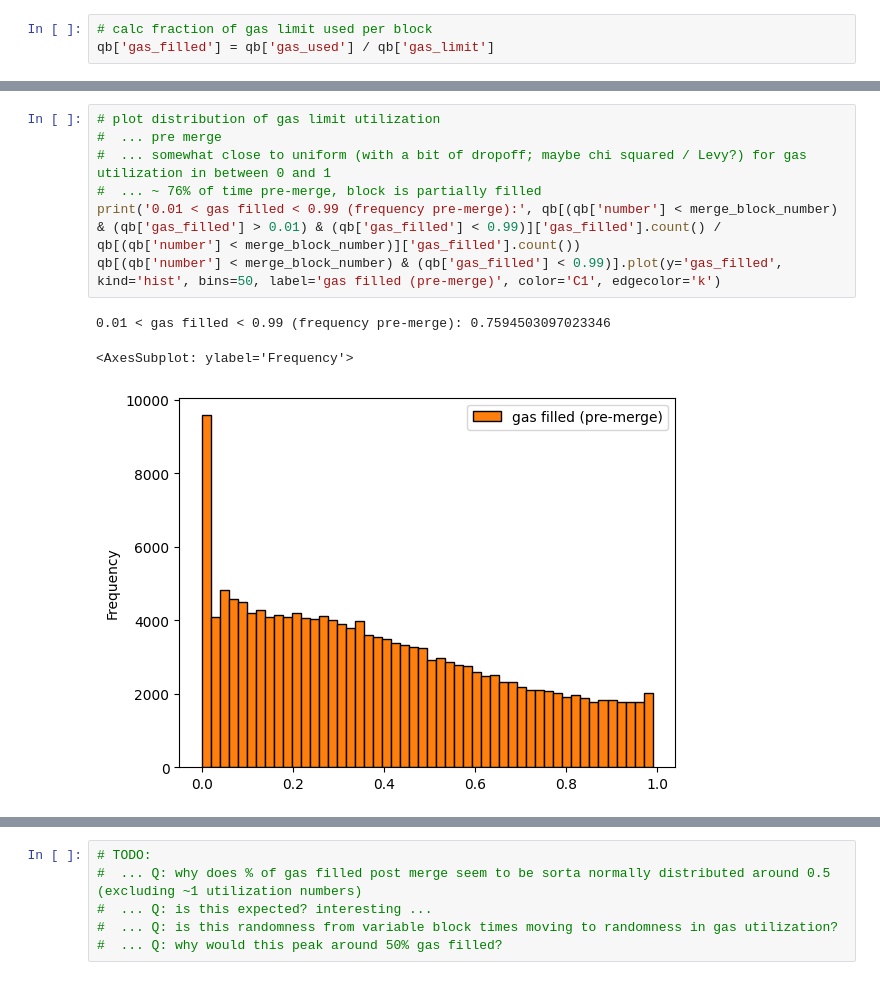
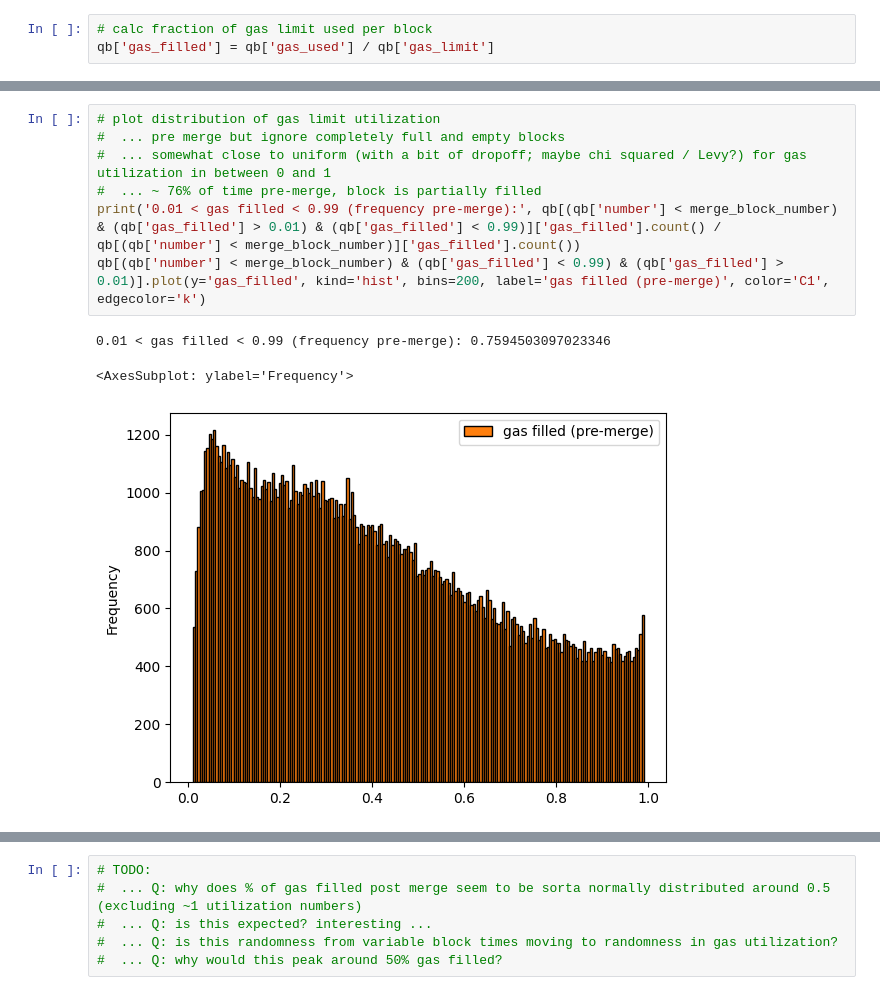
Before and after one commit to fmrmf/merge-challenge, a Jupyter notebook: notebook/blocks.ipynb, the cells around one changed output, grey strips where cells are left out. Drawn from its saved outputs; the diff is of its cells as text.

Commit message:
fix hist bins in blocks nb, priority fee hists

```diff
--- a/notebook/blocks.ipynb
+++ b/notebook/blocks.ipynb
@@ -358,14 +365,14 @@ gas filled <= 0.01 (frequency pre-merge): 0.041663114075783034
 # %%
 # plot distribution of gas limit utilization
-#  ... pre merge
+#  ... pre merge but ignore completely full and empty blocks
 #  ... somewhat close to uniform (with a bit of dropoff; maybe chi squared / Levy?) for gas utilization in between 0 and 1
 #  ... ~ 76% of time pre-merge, block is partially filled
 print('0.01 < gas filled < 0.99 (frequency pre-merge):', qb[(qb['number'] < merge_block_number) & (qb['gas_filled'] > 0.01) & (qb['gas_filled'] < 0.99)]['gas_filled'].count() / qb[(qb['number'] < merge_block_number)]['gas_filled'].count())
-qb[(qb['number'] < merge_block_number) & (qb['gas_filled'] < 0.99)].plot(y='gas_filled', kind='hist', bins=50, label='gas filled (pre-merge)', color='C1', edgecolor='k')
+qb[(qb['number'] < merge_block_number) & (qb['gas_filled'] < 0.99) & (qb['gas_filled'] > 0.01)].plot(y='gas_filled', kind='hist', bins=200, label='gas filled (pre-merge)', color='C1', edgecolor='k')
 # %% [output]
 0.01 < gas filled < 0.99 (frequency pre-merge): 0.7594503097023346
 <AxesSubplot: ylabel='Frequency'>
-[figure, old version]
+[figure, new version]
 # %%
 # plot distribution of gas limit utilization
 #  ... post merge
```
Also changed, not shown: parts of 30 cells of this notebook, 1 other file.
